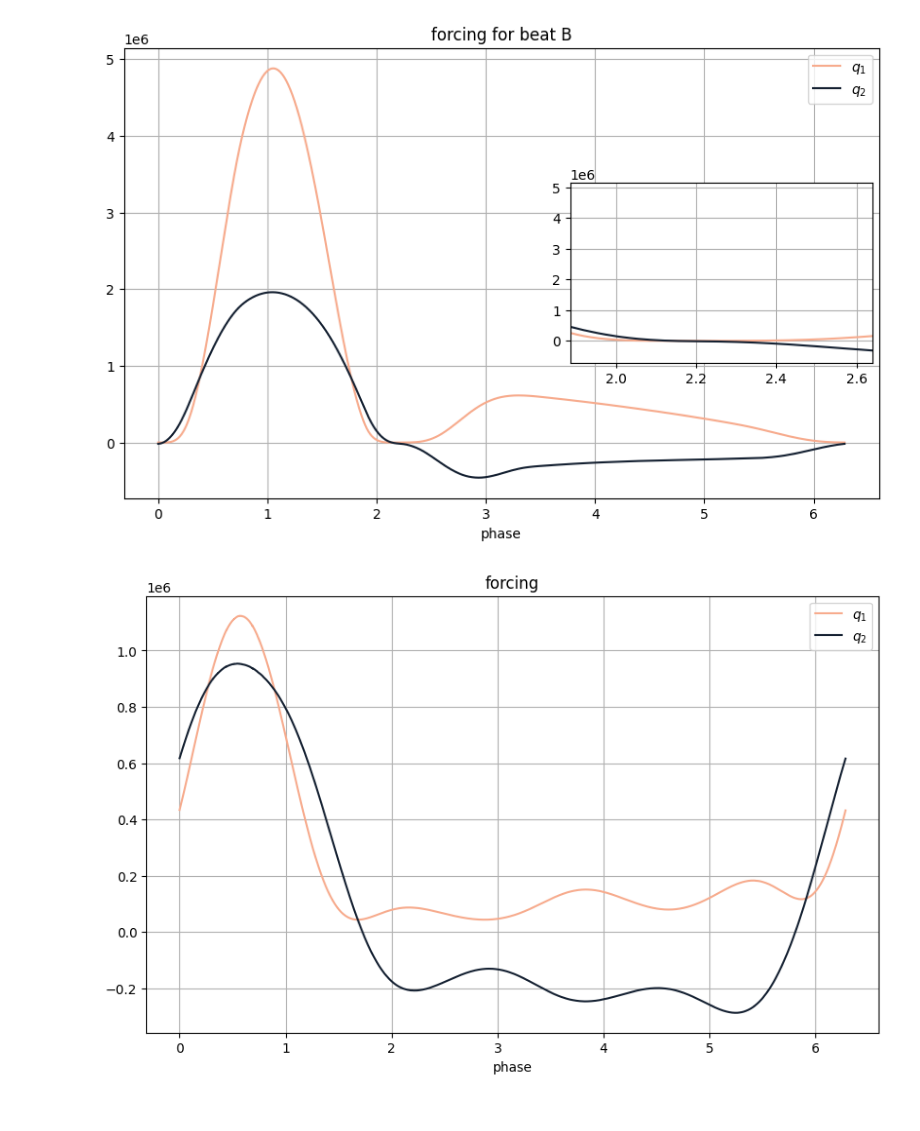
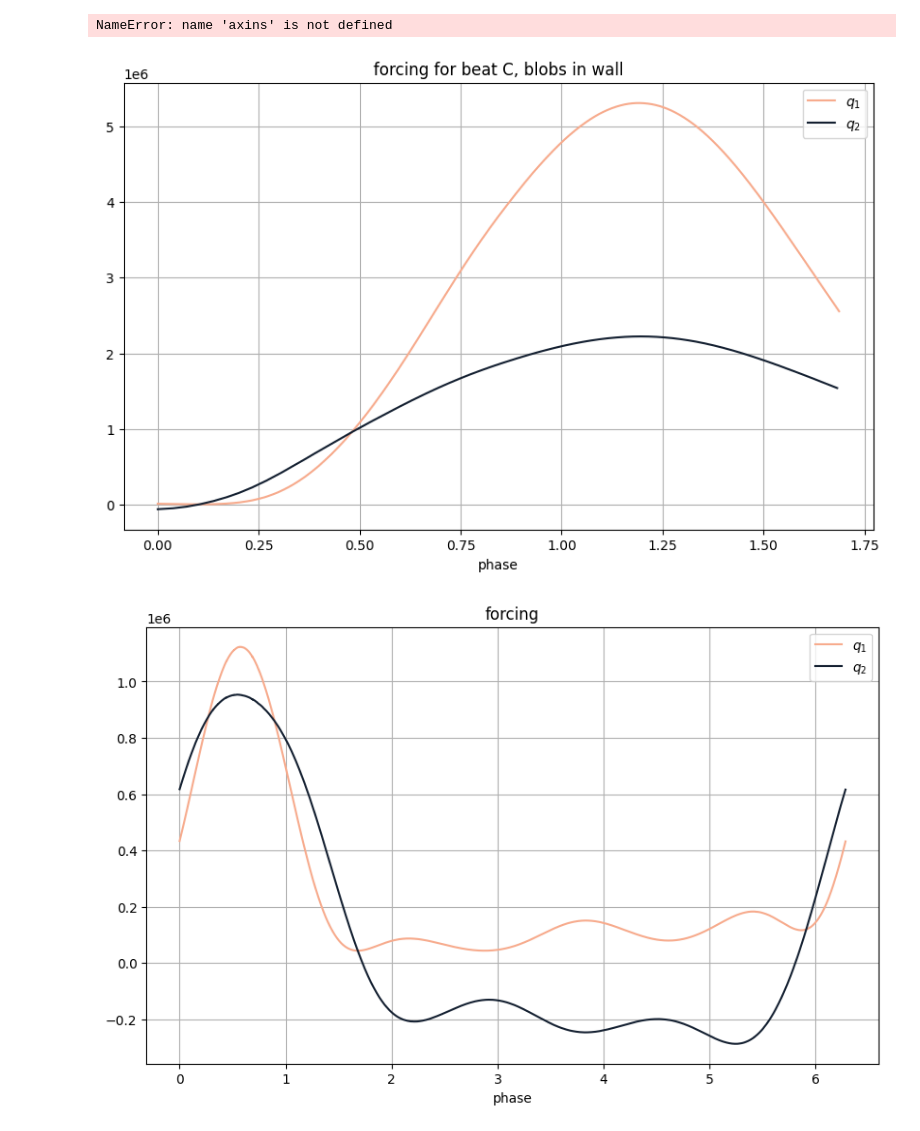
Before and after one commit to Biofluid-Dynamics-Group/cuda-filaments, a Jupyter notebook: analysis/view_forcing.ipynb, the cells around one changed output. Cells and saved outputs as stored; diff of their text form; code cells hidden in the pictures.

Commit message:
working beat, finally

```diff
--- a/analysis/view_forcing.ipynb
+++ b/analysis/view_forcing.ipynb
@@ -7,50 +7,52 @@ import cmcrameri.cm as cmc
 # Define file paths
 q1_file = "../input/forcing/platy_reference_phase_generalised_forces_NSEG=20_SEP=2.600000_FEFF=0.300000_THETA0=1.495996.dat"
 q2_file = "../input/forcing/platy_reference_angle_generalised_forces_NSEG=20_SEP=2.600000_FEFF=0.300000_THETA0=1.495996.dat"
+n = 25000
 
 # Read the first generalised forces function (q1)
 with open(q1_file, 'r') as f:
   data = f.read().strip().split()
-  n_samples = int(data[0])
   forces_1 = np.array([float(val) for val in data[1:]])
+  n_samples_1 = len(forces_1)
 
 # Read the second generalised forces function (q2)
 with open(q2_file, 'r') as f:
   data = f.read().strip().split()
-  n_samples_2 = int(data[0])
   forces_2 = np.array([float(val) for val in data[1:]])
+  n_samples_2 = len(forces_2)
 
 # Generate evenly spaced s values from 0 to 2π
-psi_values = np.linspace(0, 2*np.pi, n_samples)
+psi_values = np.linspace(0, 2*np.pi, n)
 
 # Create figure and main axes
 fig, ax = plt.subplots(figsize=(10, 6))
 
 # Plot q1 and q2 on main axes
-ax.plot(psi_values, forces_1, label=r'$q_1$', color=cmc.batlowKS(0.2))
-ax.plot(psi_values, forces_2, label=r'$q_2$', color=cmc.batlowKS(0.8))
+ax.plot(psi_values[:n_samples_1], forces_1, label=r'$q_1$', color=cmc.batlowKS(0.2))
+ax.plot(psi_values[:n_samples_2], forces_2, label=r'$q_2$', color=cmc.batlowKS(0.8))
 ax.set_xlabel('phase')
 ax.set_ylabel('')
-ax.set_title('forcing for beat B')
+ax.set_title('forcing for beat C, blobs in wall')
 ax.legend()
 ax.grid(True)
 
 # Create inset axes for the zoomed region
-axins = inset_axes(ax, width="40%", height="40%", loc="right")
+# axins = inset_axes(ax, width="40%", height="40%", loc="right")
 
 # Plot the same data in the inset
-axins.plot(psi_values, forces_1, label=r'$q_1$', color=cmc.batlowKS(0.2))
-axins.plot(psi_values, forces_2, label=r'$q_2$', color=cmc.batlowKS(0.8))
-axins.grid(True)
+# axins.plot(psi_values_1, forces_1, label=r'$q_1$', color=cmc.batlowKS(0.2))
+# axins.plot(psi_values_2, forces_2, label=r'$q_2$', color=cmc.batlowKS(0.8))
+# axins.grid(True)
 
 # Set the limits for the zoomed region
-x_min = 0.3*2*np.pi - 0.0*0.3*2*np.pi
-x_max = 0.3*2*np.pi + 0.4*0.3*2*np.pi
-axins.set_xlim(x_min, x_max)
+# x_min = 0.3*2*np.pi - 0.0*0.3*2*np.pi
+# x_max = 0.3*2*np.pi + 0.4*0.3*2*np.pi
+# axins.set_xlim(x_min, x_max)
 
 plt.show()
 # %% [output]
+NameError: name 'axins' is not defined
-[figure, old version]
+[figure, new version]
 # %%
 # Define file paths
 q2_file = "../input/forcing/fulford_and_blake_reference_angle_generalised_forces_NSEG=20_SEP=2.600000.dat"
```
Also changed, not shown: 8 other files.
